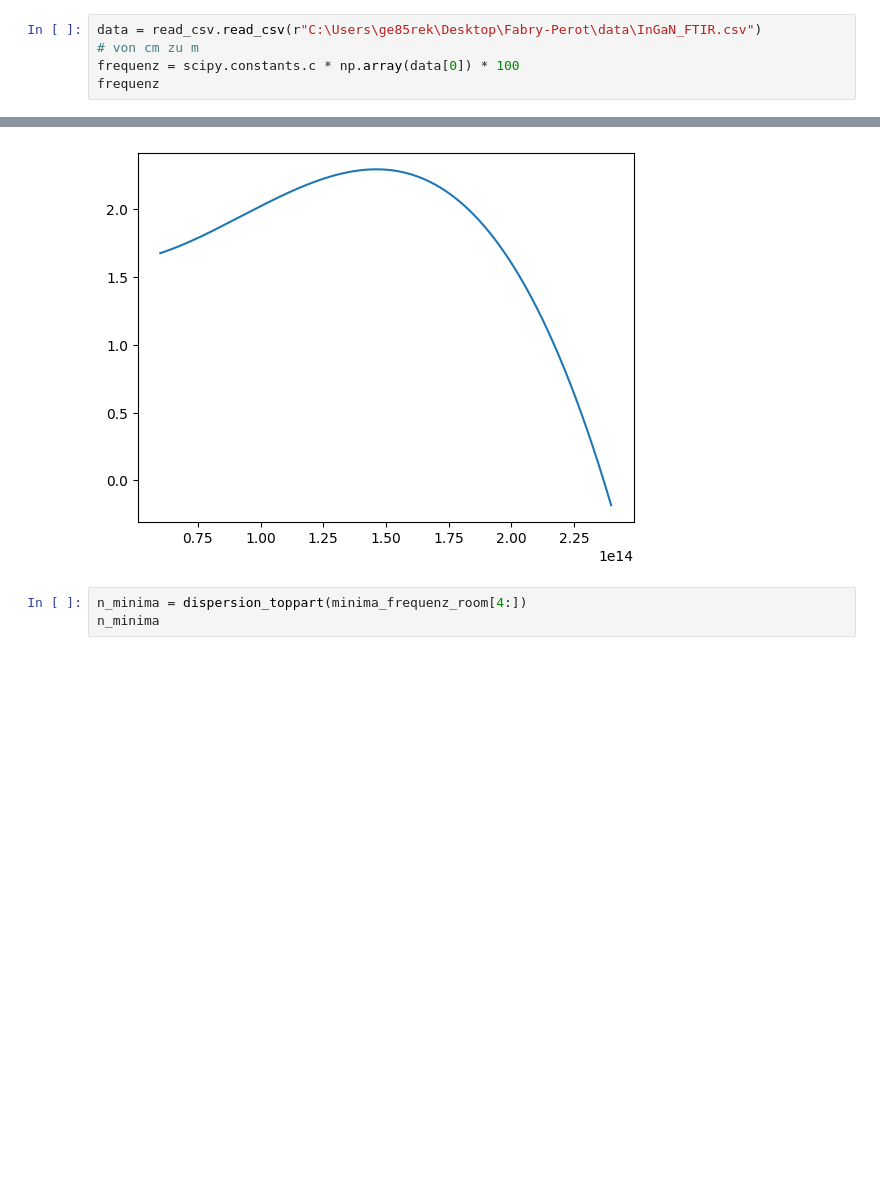
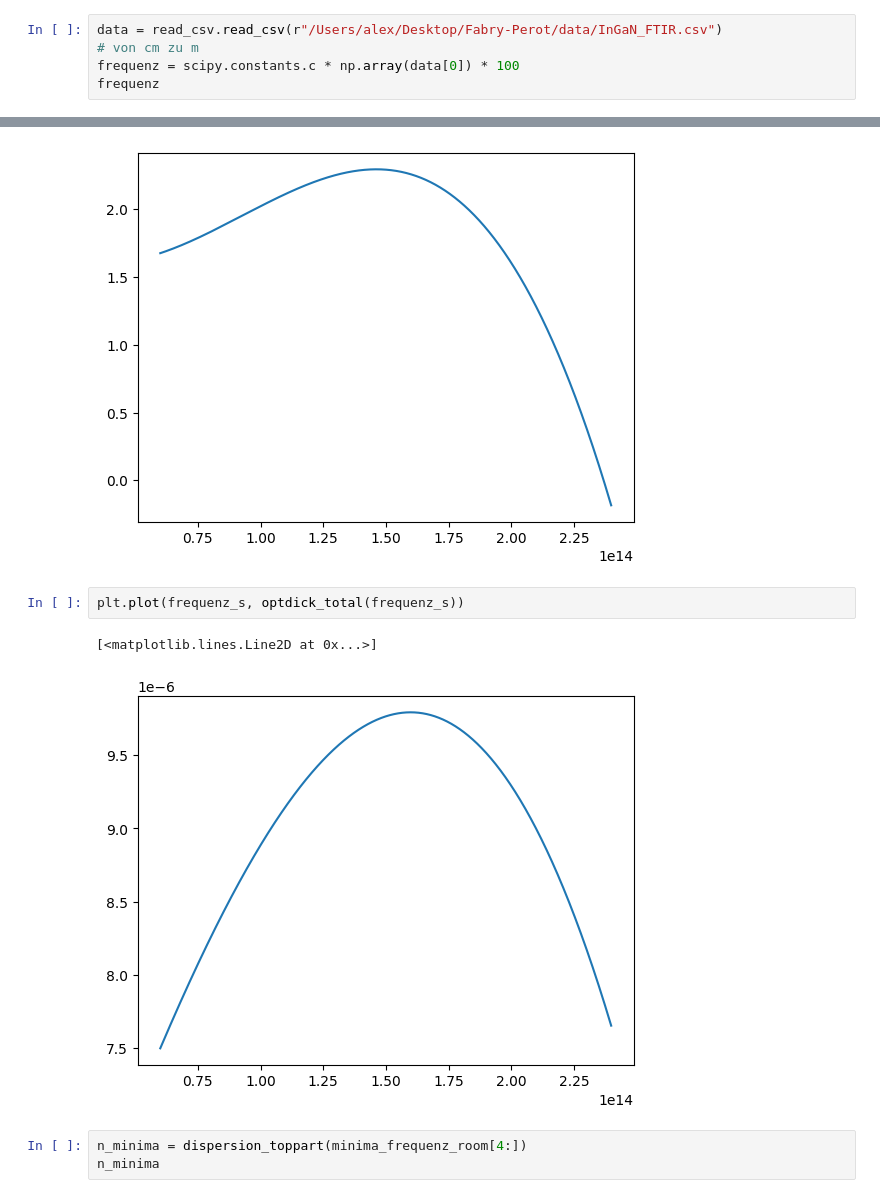
Before and after one commit to alexburg14/Fabry-Perot, a Jupyter notebook: calc_refractive/J140228.ipynb, the cells around one changed output, grey strips where cells are left out. Saved outputs shown, nothing was run; the diff lists cells and outputs as text; blank space fills up the shorter version.

```diff
--- a/calc_refractive/J140228.ipynb
+++ b/calc_refractive/J140228.ipynb
@@ -18,7 +18,7 @@ def länge(m,n,f):
     lam = scipy.constants.c/f
     return m * lam / (2 * n)
 # %%
-data = read_csv.read_csv(r"C:\Users\ge85rek\Desktop\Fabry-Perot\data\InGaN_FTIR.csv")
+data = read_csv.read_csv(r"/Users/alex/Desktop/Fabry-Perot/data/InGaN_FTIR.csv")
 # von cm zu m
 frequenz = scipy.constants.c * np.array(data[0]) * 100
 frequenz
@@ -158,6 +158,11 @@ plt.plot(frequenz_s, dispersion_toppart(frequenz_s))
 # %% [output]
 [<matplotlib.lines.Line2D at 0x...>]
 [figure]
+# %%
+plt.plot(frequenz_s, optdick_total(frequenz_s))
+# %% [output]
+[<matplotlib.lines.Line2D at 0x...>]
+[figure, added]
 # %%
 n_minima = dispersion_toppart(minima_frequenz_room[4:])
 n_minima
```
